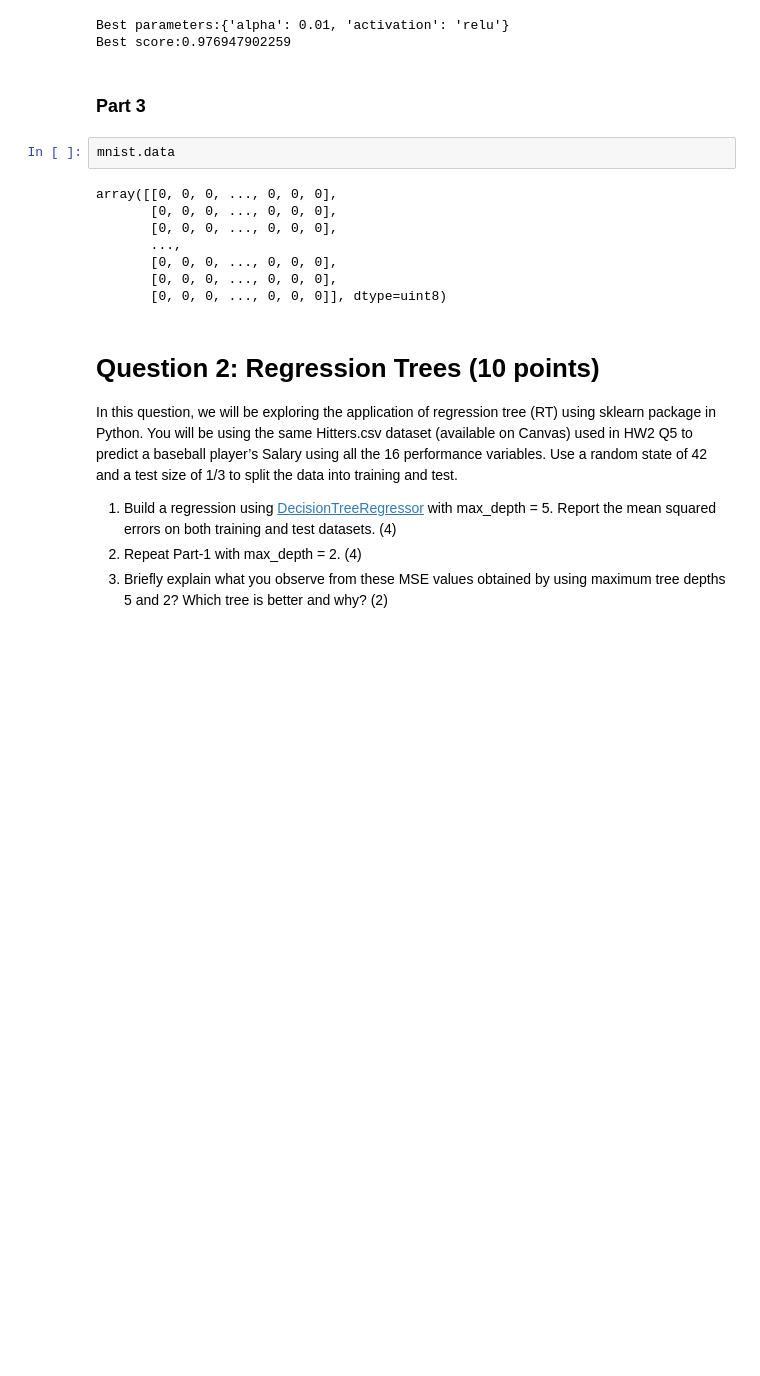
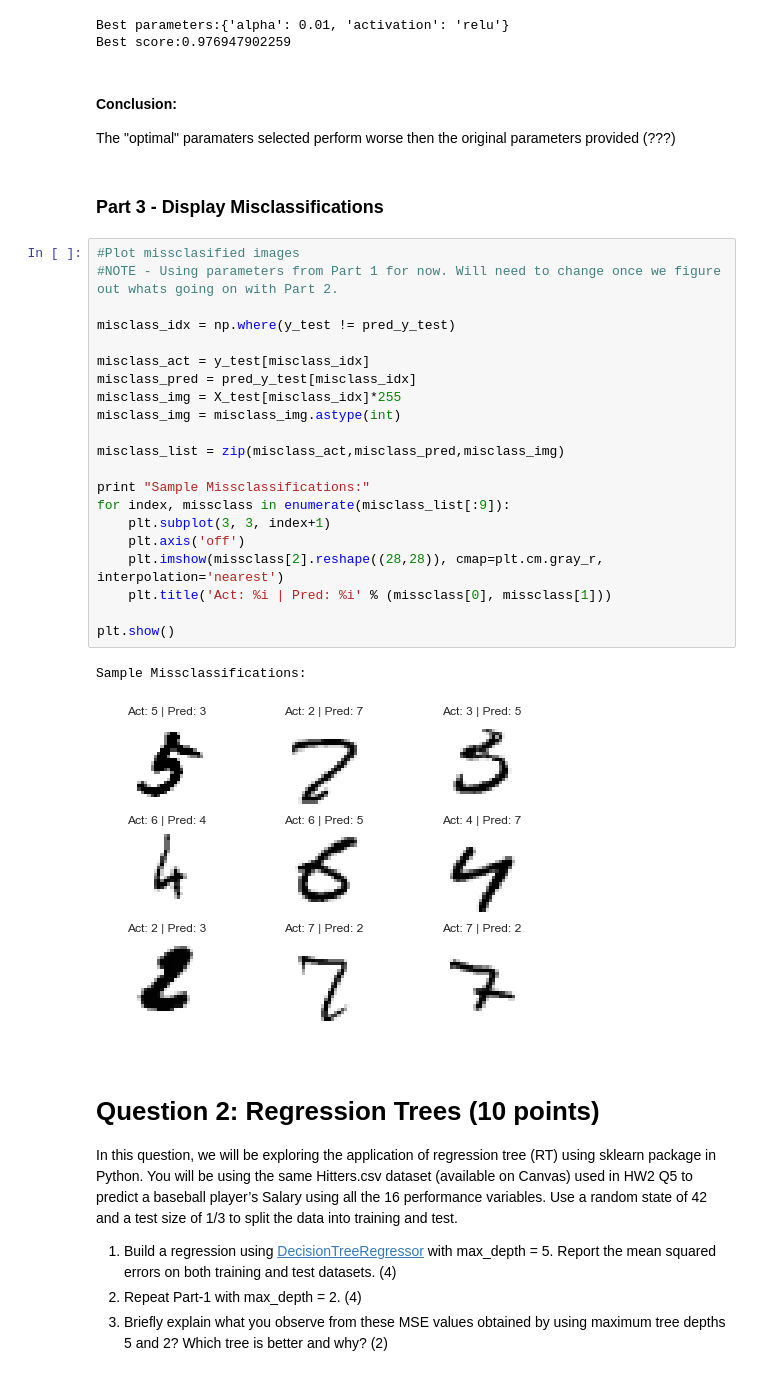
Before and after one commit to DavisTownsend/Advanced-Predictive-Modeling, a Jupyter notebook: HW4-apm382_Townsend_Griffin.ipynb, the cells around one changed output. Cells and saved outputs as stored; diff of their text form; blank space fills up the shorter version.

```diff
--- a/HW4-apm382_Townsend_Griffin.ipynb
+++ b/HW4-apm382_Townsend_Griffin.ipynb
@@ -123,18 +147,35 @@ print "{}{}".format("Best score:",clf.best_score_)
 # %% [output]
 Best parameters:{'alpha': 0.01, 'activation': 'relu'}
 Best score:0.976947902259
+# %% [markdown]
+#### Conclusion:
+The "optimal" paramaters selected perform worse then the original parameters provided (???)
 # %% [markdown]
-### Part 3
+### Part 3 - Display Misclassifications
-# %%
-mnist.data
-# %% [output]
-array([[0, 0, 0, ..., 0, 0, 0],
-       [0, 0, 0, ..., 0, 0, 0],
-       [0, 0, 0, ..., 0, 0, 0],
-       ...,
-       [0, 0, 0, ..., 0, 0, 0],
-       [0, 0, 0, ..., 0, 0, 0],
-       [0, 0, 0, ..., 0, 0, 0]], dtype=uint8)
+# %%
+#Plot missclasified images
+#NOTE - Using parameters from Part 1 for now. Will need to change once we figure out whats going on with Part 2.
+
+misclass_idx = np.where(y_test != pred_y_test)
+
+misclass_act = y_test[misclass_idx]
+misclass_pred = pred_y_test[misclass_idx]
+misclass_img = X_test[misclass_idx]*255
+misclass_img = misclass_img.astype(int)
+
+misclass_list = zip(misclass_act,misclass_pred,misclass_img)
+
+print "Sample Missclassifications:"
+for index, missclass in enumerate(misclass_list[:9]):
+    plt.subplot(3, 3, index+1)
+    plt.axis('off')
+    plt.imshow(missclass[2].reshape((28,28)), cmap=plt.cm.gray_r, interpolation='nearest')
+    plt.title('Act: %i | Pred: %i' % (missclass[0], missclass[1]))
+
+plt.show()
+# %% [output]
+Sample Missclassifications:
+[figure, added]
 # %% [markdown]
 # Question 2: Regression Trees (10 points)
 
```
Also changed, not shown: parts of 18 cells of this notebook, 1 other file.
